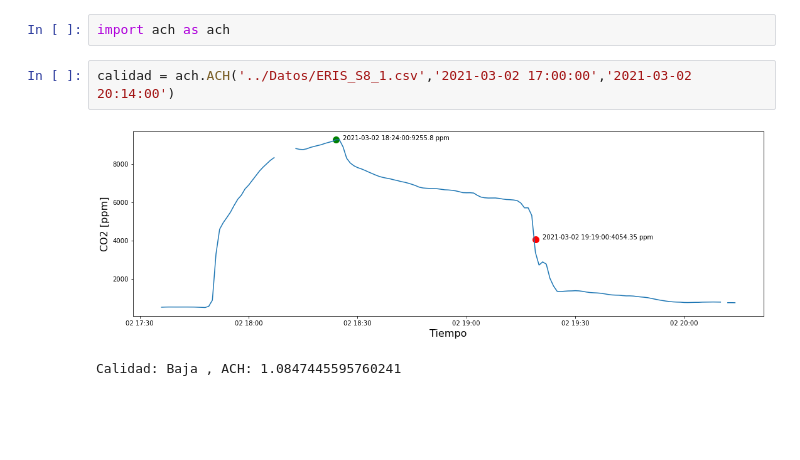
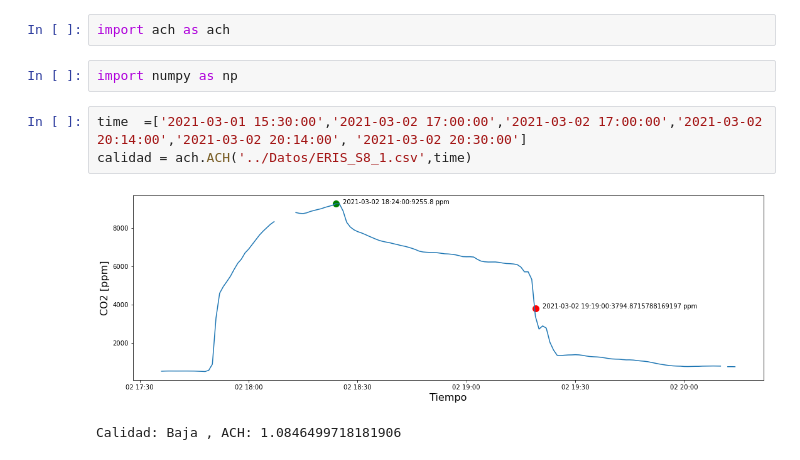
Before and after one commit to JoseSalamancaCoy/Air_flow_indoor, a Jupyter notebook: Experimentos/Dispositivo/Plantilla.ipynb, the cells around one changed output. Drawn from its saved outputs; the diff is of its cells as text; blank space fills up the shorter version.

```diff
--- a/Experimentos/Dispositivo/Plantilla.ipynb
+++ b/Experimentos/Dispositivo/Plantilla.ipynb
@@ -23,8 +23,11 @@ Ventanas/Puertas:
 | Nan | Nan |Nan | Nan
 # %%
 import ach as ach
-# %%
-calidad = ach.ACH('../Datos/ERIS_S8_1.csv','2021-03-02 17:00:00','2021-03-02 20:14:00')
-# %% [output]
-[figure, removed]
-Calidad: Baja , ACH: 1.0847445595760241
+# %%
+import numpy as np
+# %%
+time  =['2021-03-01 15:30:00','2021-03-02 17:00:00','2021-03-02 17:00:00','2021-03-02 20:14:00','2021-03-02 20:14:00', '2021-03-02 20:30:00']
+calidad = ach.ACH('../Datos/ERIS_S8_1.csv',time)
+# %% [output]
+[figure, added]
+Calidad: Baja , ACH: 1.0846499718181906
```
Also changed, not shown: 1 other file.
